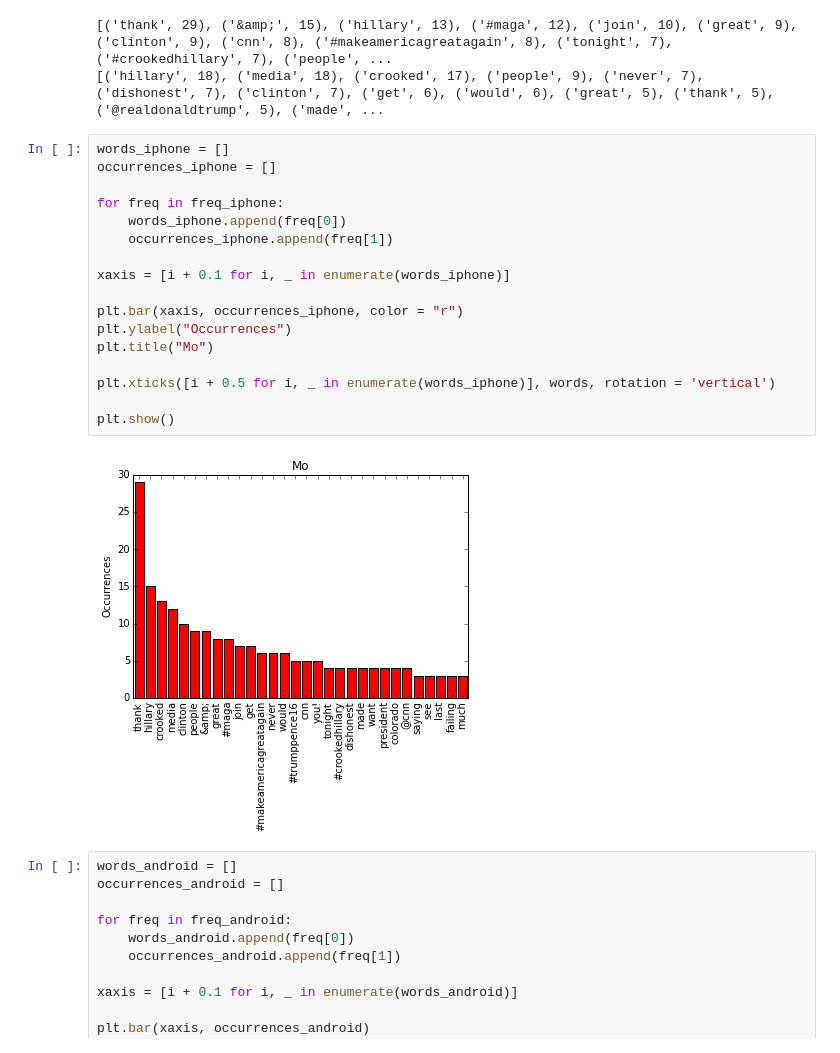
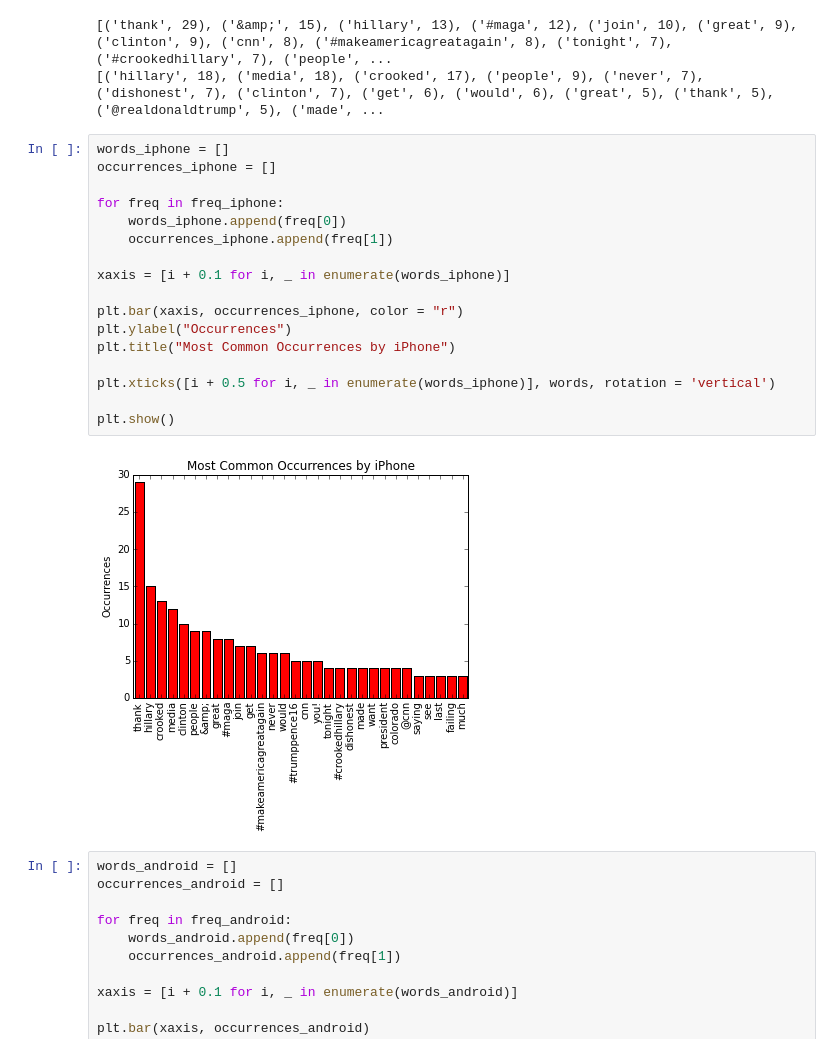
Before and after one commit to rohunvati/trump-s-tweets, a Jupyter notebook: Trump's Tweets.ipynb, the cells around one changed output. Drawn from its saved outputs; the diff is of its cells as text.

```diff
--- a/Trump's Tweets.ipynb
+++ b/Trump's Tweets.ipynb
@@ -211,22 +213,22 @@ print freq_android
 # %%
 words_iphone = []
 occurrences_iphone = []
 
 for freq in freq_iphone:
     words_iphone.append(freq[0])
     occurrences_iphone.append(freq[1])
 
 xaxis = [i + 0.1 for i, _ in enumerate(words_iphone)]
 
 plt.bar(xaxis, occurrences_iphone, color = "r")
 plt.ylabel("Occurrences")
-plt.title("Mo")
+plt.title("Most Common Occurrences by iPhone")
 
 plt.xticks([i + 0.5 for i, _ in enumerate(words_iphone)], words, rotation = 'vertical')
 
 plt.show()
 # %% [output]
-[figure, old version]
+[figure, new version]
 # %%
 words_android = []
 occurrences_android = []
```
Also changed, not shown: parts of 10 cells of this notebook.
